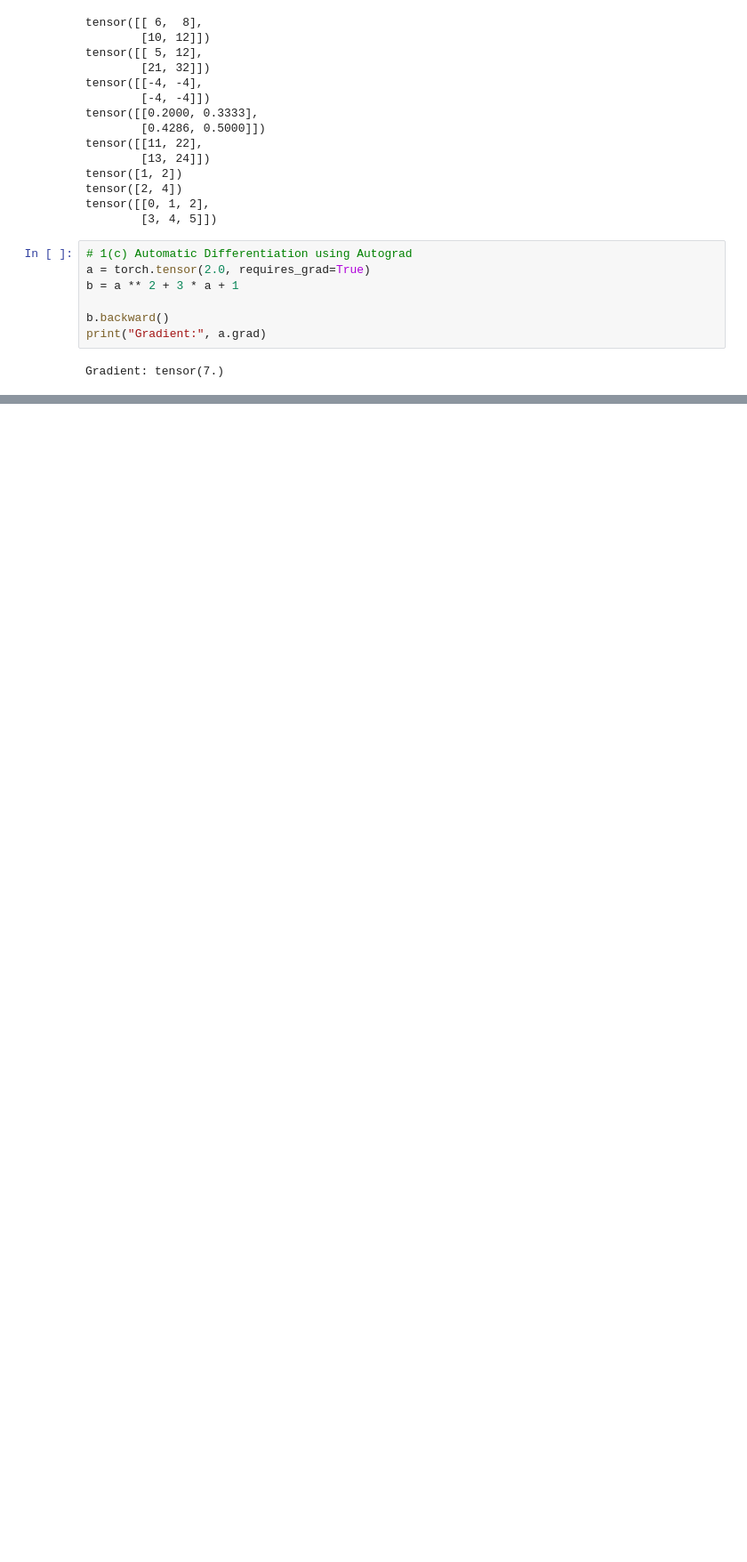
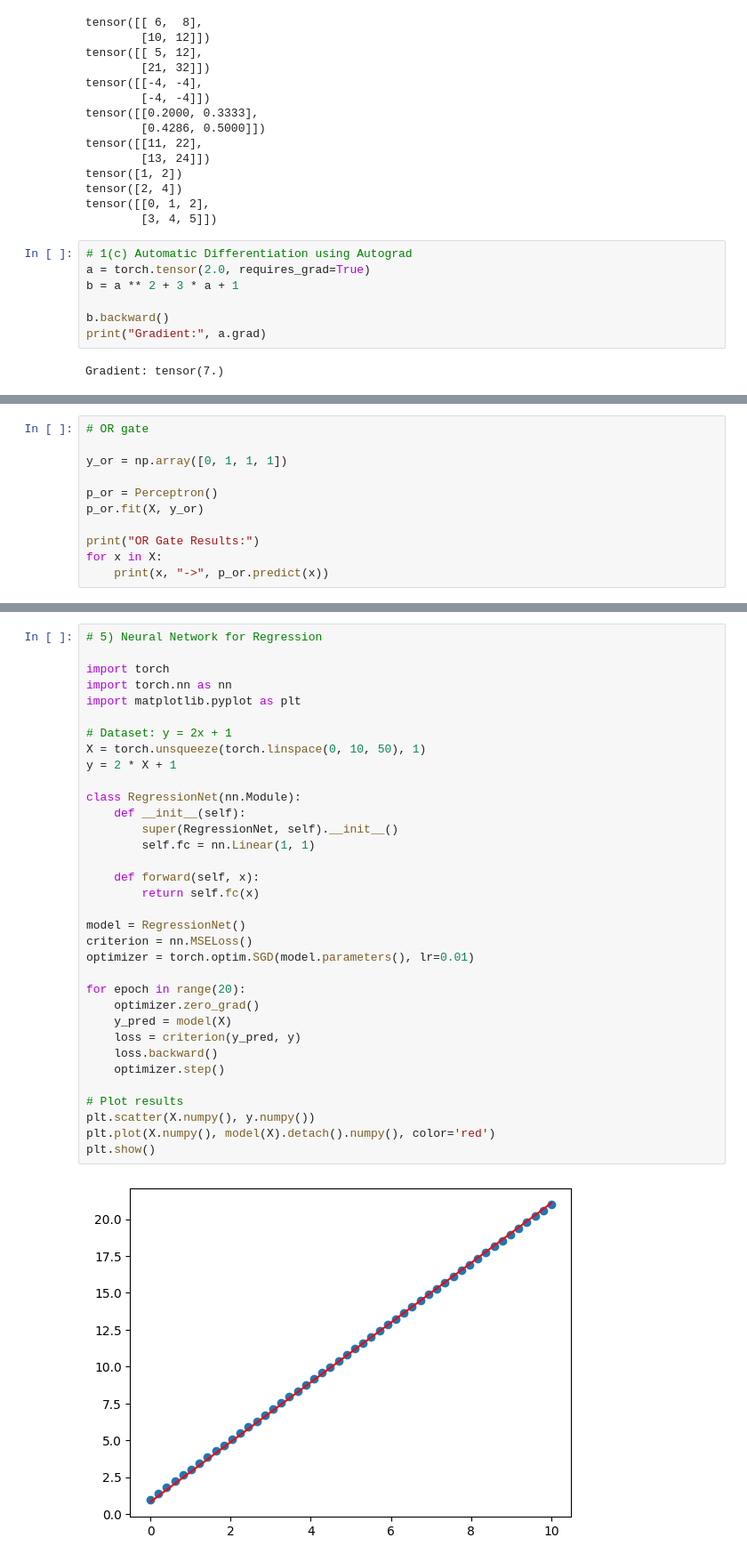
Before and after one commit to kanak81/DL_LAB, a Jupyter notebook: lab1.ipynb, the cells around one changed output, grey strips where cells are left out. Shown at 89% size. Saved outputs shown, nothing was run; the diff lists cells and outputs as text; blank space fills up the shorter version.

```diff
--- a/lab1.ipynb
+++ b/lab1.ipynb
@@ -115,0 +198,11 @@ Gradient: tensor(7.)
+# %%
+# OR gate
+
+y_or = np.array([0, 1, 1, 1])
+
+p_or = Perceptron()
+p_or.fit(X, y_or)
+
+print("OR Gate Results:")
+for x in X:
+    print(x, "->", p_or.predict(x))
@@ -115,0 +255,36 @@ Gradient: tensor(7.)
+# %%
+# 5) Neural Network for Regression
+
+import torch
+import torch.nn as nn
+import matplotlib.pyplot as plt
+
+# Dataset: y = 2x + 1
+X = torch.unsqueeze(torch.linspace(0, 10, 50), 1)
+y = 2 * X + 1
+
+class RegressionNet(nn.Module):
+    def __init__(self):
+        super(RegressionNet, self).__init__()
+        self.fc = nn.Linear(1, 1)
+
+    def forward(self, x):
+        return self.fc(x)
+
+model = RegressionNet()
+criterion = nn.MSELoss()
+optimizer = torch.optim.SGD(model.parameters(), lr=0.01)
+
+for epoch in range(20):
+    optimizer.zero_grad()
+    y_pred = model(X)
+    loss = criterion(y_pred, y)
+    loss.backward()
+    optimizer.step()
+
+# Plot results
+plt.scatter(X.numpy(), y.numpy())
+plt.plot(X.numpy(), model(X).detach().numpy(), color='red')
+plt.show()
+# %% [output]
+[figure, added]
```
Also changed, not shown: parts of 5 cells of this notebook.
